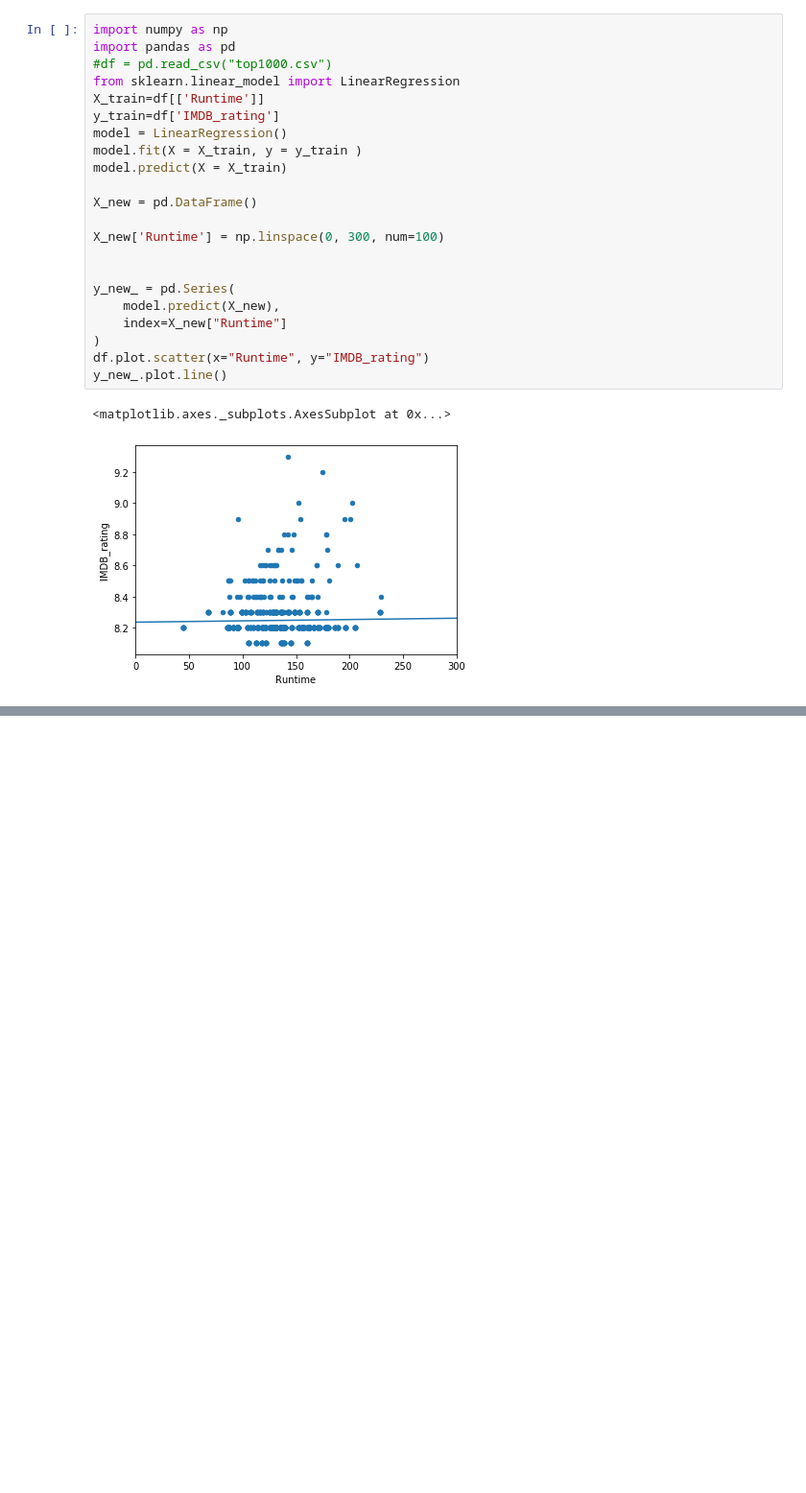
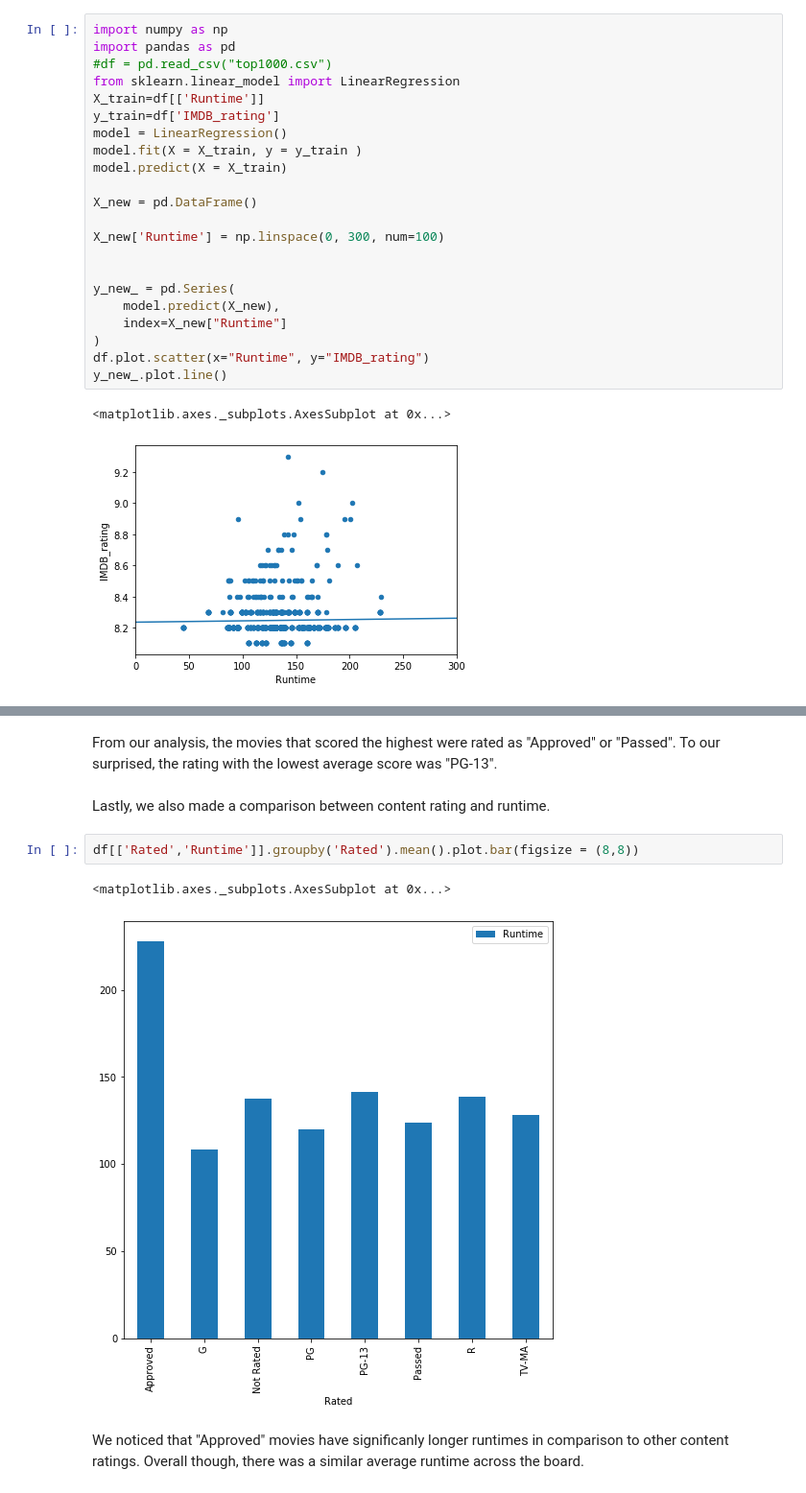
Before and after one commit to CS-UCR/cs105-prj-phase3-half-and-half, a Jupyter notebook: half_and_half_proj_CS105.ipynb, the cells around one changed output, grey strips where cells are left out. Shown: that part at 96% size. Cells and saved outputs as stored; diff of their text form; blank space fills up the shorter version.

Commit message:
Adding additonal analysis, updating README

```diff
--- a/half_and_half_proj_CS105.ipynb
+++ b/half_and_half_proj_CS105.ipynb
@@ -175,0 +227,11 @@ No noticable correlation between runtime and imdb score
+# %% [markdown]
+From our analysis, the movies that scored the highest were rated as "Approved" or "Passed". To our surprised, the rating with the lowest average score was "PG-13".
+# %% [markdown]
+Lastly, we also made a comparison between content rating and runtime.
+# %%
+df[['Rated','Runtime']].groupby('Rated').mean().plot.bar(figsize = (8,8))
+# %% [output]
+<matplotlib.axes._subplots.AxesSubplot at 0x...>
+[figure, added]
+# %% [markdown]
+We noticed that "Approved" movies have significanly longer runtimes in comparison to other content ratings. Overall though, there was a similar average runtime across the board.
```
Also changed, not shown: parts of 7 cells of this notebook, 1 other file.
